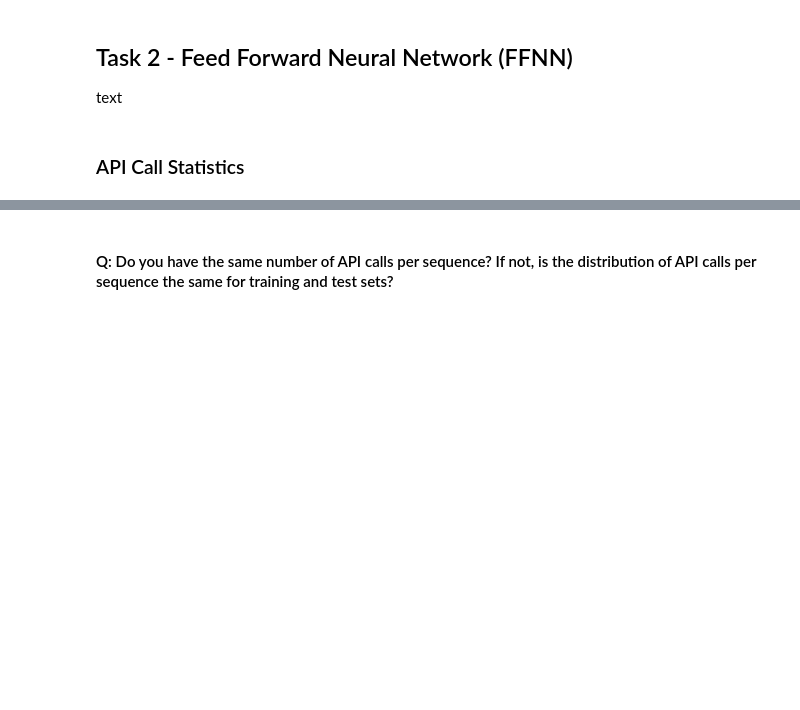
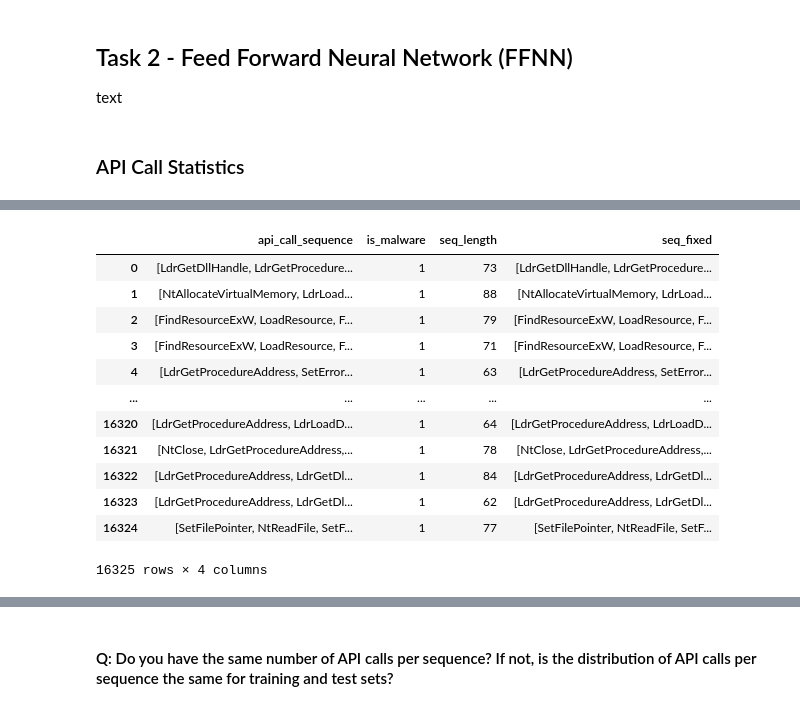
Before and after one commit to AImSecure/Laboratory2, a Jupyter notebook: lab/notebooks/Lab2_FFNN_RNN_GNN.ipynb, the cells around one changed output, grey strips where cells are left out. Drawn from its saved outputs; the diff is of its cells as text; code cells hidden in the pictures; blank space fills up the shorter version.

```diff
--- a/lab/notebooks/Lab2_FFNN_RNN_GNN.ipynb
+++ b/lab/notebooks/Lab2_FFNN_RNN_GNN.ipynb
@@ -383,0 +486,16 @@ os.makedirs(save_dir, exist_ok=True)
+# %%
+df_train
+# %% [output]
+|  | api_call_sequence | is_malware | seq_length | seq_fixed |
+| 0 | [LdrGetDllHandle, LdrGetProcedure... | 1 | 73 | [LdrGetDllHandle, LdrGetProcedure... |
+| 1 | [NtAllocateVirtualMemory, LdrLoad... | 1 | 88 | [NtAllocateVirtualMemory, LdrLoad... |
+| 2 | [FindResourceExW, LoadResource, F... | 1 | 79 | [FindResourceExW, LoadResource, F... |
+| 3 | [FindResourceExW, LoadResource, F... | 1 | 71 | [FindResourceExW, LoadResource, F... |
+| 4 | [LdrGetProcedureAddress, SetError... | 1 | 63 | [LdrGetProcedureAddress, SetError... |
+| ... | ... | ... | ... | ... |
+| 16320 | [LdrGetProcedureAddress, LdrLoadD... | 1 | 64 | [LdrGetProcedureAddress, LdrLoadD... |
+| 16321 | [NtClose, LdrGetProcedureAddress,... | 1 | 78 | [NtClose, LdrGetProcedureAddress,... |
+| 16322 | [LdrGetProcedureAddress, LdrGetDl... | 1 | 84 | [LdrGetProcedureAddress, LdrGetDl... |
+| 16323 | [LdrGetProcedureAddress, LdrGetDl... | 1 | 62 | [LdrGetProcedureAddress, LdrGetDl... |
+| 16324 | [SetFilePointer, NtReadFile, SetF... | 1 | 77 | [SetFilePointer, NtReadFile, SetF... |
+16325 rows × 4 columns
```
Also changed, not shown: parts of 55 cells of this notebook.
